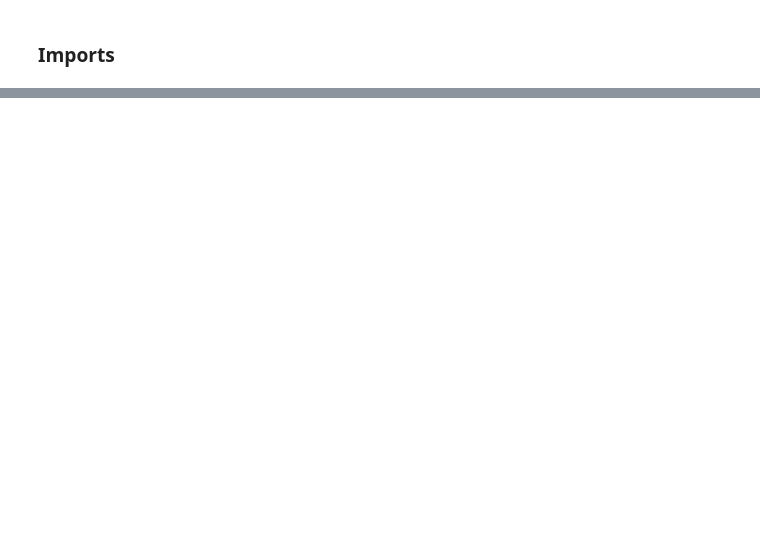
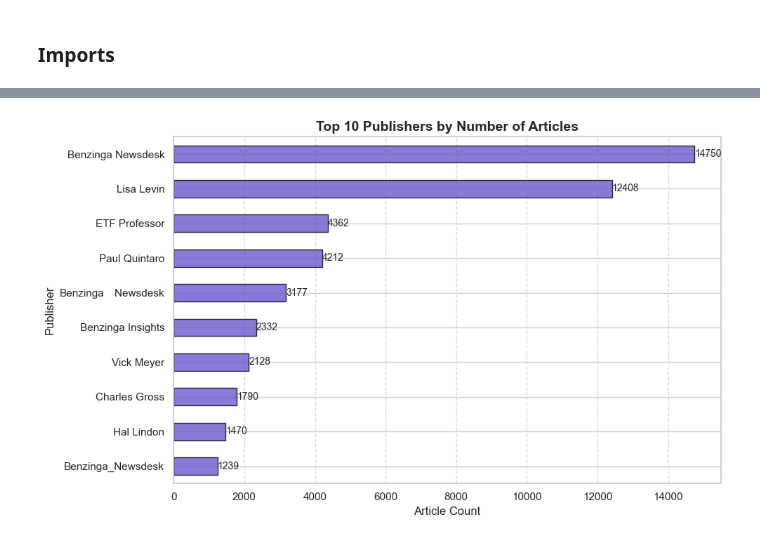
Before and after one commit to tib-dev/Predicting-Price-Moves-with-News-Sentiment, a Jupyter notebook: notebooks/eda_news.ipynb, the cells around one changed output, grey strips where cells are left out. Cells and saved outputs as stored; diff of their text form; code cells hidden in the pictures; blank space fills up the shorter version.

```diff
--- a/notebooks/eda_news.ipynb
+++ b/notebooks/eda_news.ipynb
@@ -245,0 +134,4 @@ Passing `palette` without assigning `hue` is deprecated and will be removed in v
+# %%
+plot_top_publishers(news_df, top_n=10)
+# %% [output]
+[figure, added]
```
Also changed, not shown: parts of 20 cells of this notebook.
